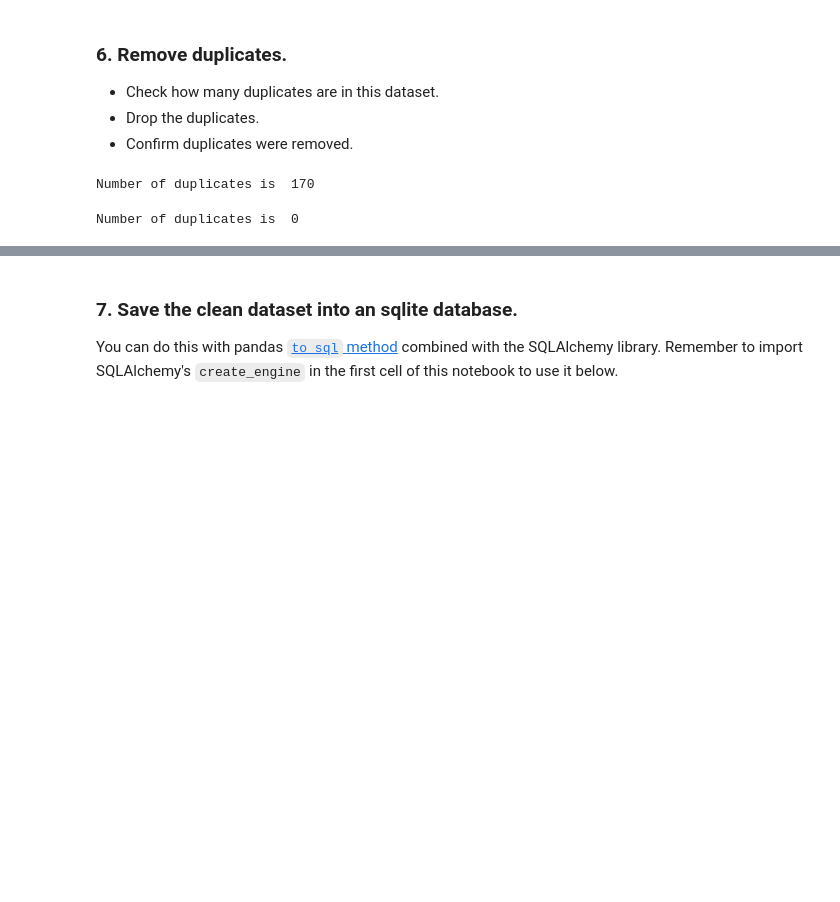
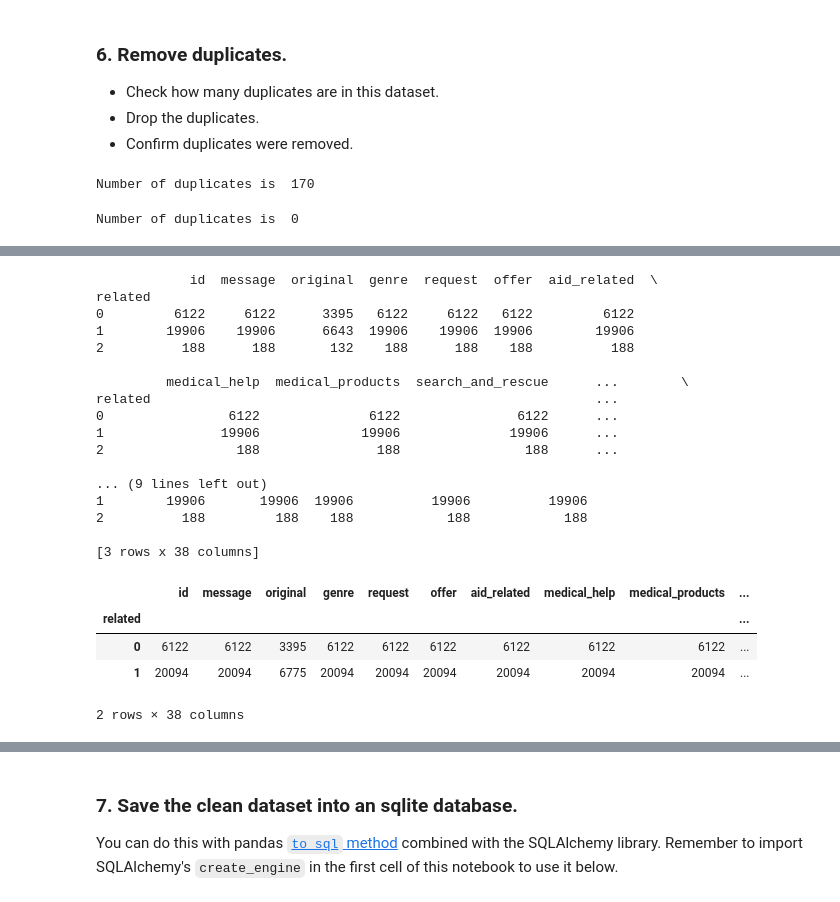
Before and after one commit to Rakso75/Disaster-Response-Pipeline-Project, a Jupyter notebook: Notebooks/ETL Pipeline Preparation.ipynb, the cells around one changed output, grey strips where cells are left out. Saved outputs shown, nothing was run; the diff lists cells and outputs as text; code cells hidden in the pictures; blank space fills up the shorter version.

Commit message:
ValueError: multiclass-multioutput is not supported

```diff
--- a/Notebooks/ETL Pipeline Preparation.ipynb
+++ b/Notebooks/ETL Pipeline Preparation.ipynb
@@ -221 +222,37 @@ Number of duplicates is  0
+# %%
+# remove 'child_alone' column as it has only 0 (ZERO) values. => no value for classification and prediction
+df = df.drop('child_alone', axis = 1)
+# %%
+# "ValueError: multiclass-multioutput is not supported" <- in ML Pipeline Preparation.ipynb
+# https://github.com/ThilinaRajapakse/simpletransformers/issues/88 -> aaronbriel commented on Jan 28
+
+# maximum value for 'related' column is '2'. Let us investigate further...
+print(df.groupby('related').count())
+# value '2' is strange. We can replace it with '0' or '1'. In this case, I will replace it with '1'
+df['related'] = df['related'].map(lambda x: 1 if x==2 else x)
+# check if all '2' have been replace with '1'
+df.groupby('related').count()
+# %% [output]
+            id  message  original  genre  request  offer  aid_related  \
+related
+0         6122     6122      3395   6122     6122   6122         6122
+1        19906    19906      6643  19906    19906  19906        19906
+2          188      188       132    188      188    188          188
+
+         medical_help  medical_products  search_and_rescue      ...        \
+related                                                         ...
+0                6122              6122               6122      ...
+1               19906             19906              19906      ...
+2                 188               188                188      ...
+
+... (9 lines left out)
+1        19906       19906  19906          19906          19906
+2          188         188    188            188            188
+
+[3 rows x 38 columns]
+|  | id | message | original | genre | request | offer | aid_related | medical_help | medical_products | ... |
+| related |  |  |  |  |  |  |  |  |  | ... |
+| 0 | 6122 | 6122 | 3395 | 6122 | 6122 | 6122 | 6122 | 6122 | 6122 | ... |
+| 1 | 20094 | 20094 | 6775 | 20094 | 20094 | 20094 | 20094 | 20094 | 20094 | ... |
+2 rows × 38 columns
 # %%
```
Also changed, not shown: parts of 7 cells of this notebook, 1 other file.
